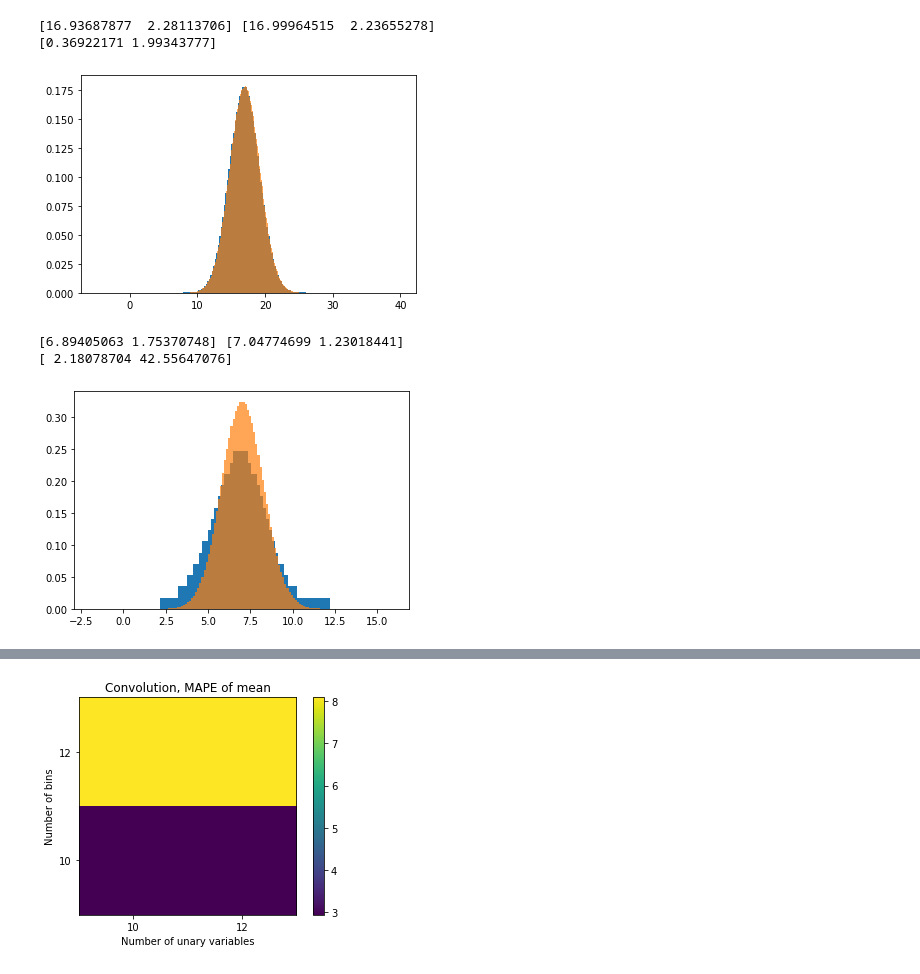
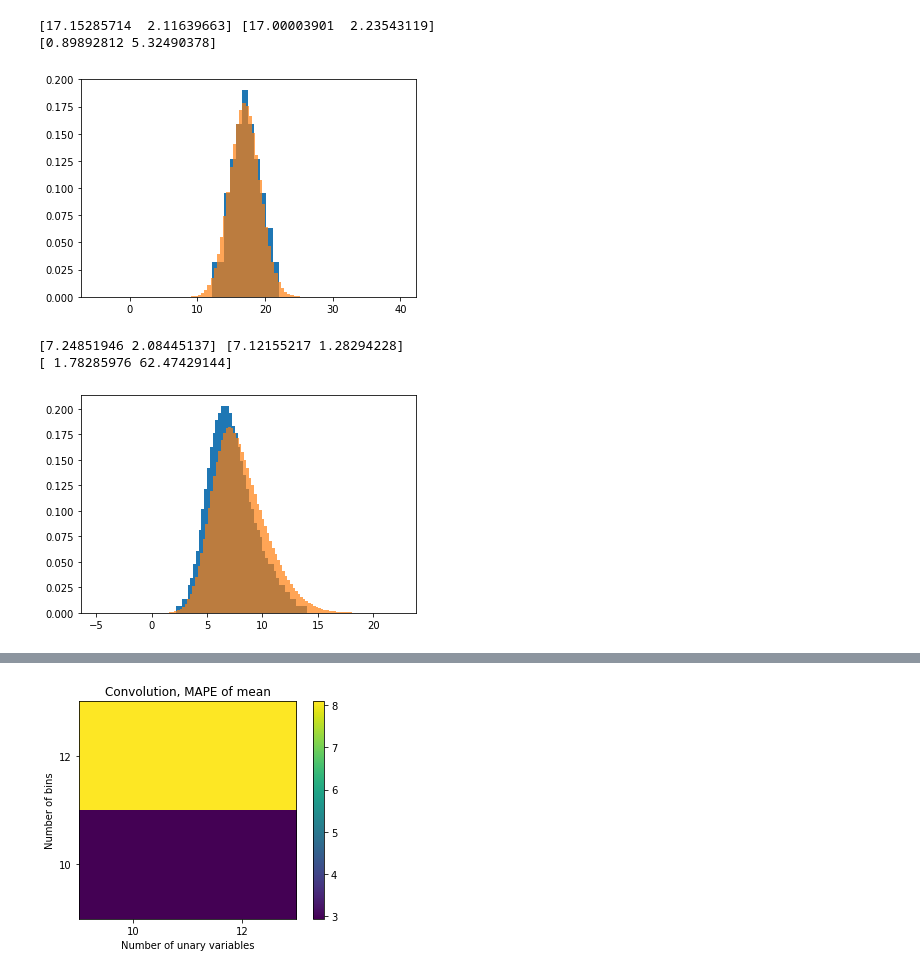
Before and after one commit to bosakad/SSTA-via-GP, a Jupyter notebook: src/gateSizing/unaryTesting.ipynb, the cells around one changed output, grey strips where cells are left out. Drawn from its saved outputs; the diff is of its cells as text; code cells hidden in the pictures.

```diff
--- a/src/gateSizing/unaryTesting.ipynb
+++ b/src/gateSizing/unaryTesting.ipynb
@@ -153,8 +151,8 @@ def testConvolution(numberOfBins, numberOfUnaries):
 # %%
 # test convolution as wanted
 
-numberOfBins = 200
-numberOfUnaries = 200
+numberOfBins = 50
+numberOfUnaries = 50
 actual, desired = testConvolution(numberOfBins, numberOfUnaries)
 
 MAPE = 100 * np.abs((actual - desired) / desired)
@@ -162,9 +160,9 @@ MAPE = 100 * np.abs((actual - desired) / desired)
 print(actual, desired)
 print(MAPE)
 # %% [output]
-[16.93687877  2.28113706] [16.99964515  2.23655278]
-[0.36922171 1.99343777]
+[17.15285714  2.11639663] [17.00003901  2.23543119]
+[0.89892812 5.32490378]
-[figure, old version]
+[figure, new version]
 # %%
 # test infinite ladder function
 
@@ -263,32 +265,36 @@ def LadderNumpy(numberOfBins=100, numberOfUnaries=100, number_of_nodes=1, interv
 
     return np.array([rvs[-1].mean, rvs[-1].std]), np.array(desired[0])
 # %%
-numberOfNodes = 1
+numberOfNodes = 9
+
 numberOfBins = 100
 numberOfUnaries = 100
 
-actual, desired = LadderNumpy(numberOfBins, numberOfUnaries, numberOfNodes, interval=(-2, 16))
+interval = (-5, 20)
+
+
+actual, desired = LadderNumpy(numberOfBins, numberOfUnaries, numberOfNodes, interval=interval)
 
 # actual = np.zeros((numberOfNodes, 2))
 # desired = np.zeros((numberOfNodes, 2))
 
 # for i in range(0, numberOfNodes):
 #     actual[i, 0] = actualNonForm[i].mean
 #     actual[i, 1] = actualNonForm[i].std
 
 #     desired[i, 0] = desiredNonForm[i, 0]
 #     desired[i, 1] = desiredNonForm[i, 1]
 
 
 
 MAPE = 100 * np.abs((actual - desired) / desired)
 
 print(actual, desired)
 print(MAPE)
 # %% [output]
-[6.89405063 1.75370748] [7.04774699 1.23018441]
-[ 2.18078704 42.55647076]
+[7.24851946 2.08445137] [7.12155217 1.28294228]
+[ 1.78285976 62.47429144]
-[figure, old version]
+[figure, new version]
 # %%
         # HEAT MAPS
 # %%
```
Also changed, not shown: parts of 3 cells of this notebook, 9 other files.
